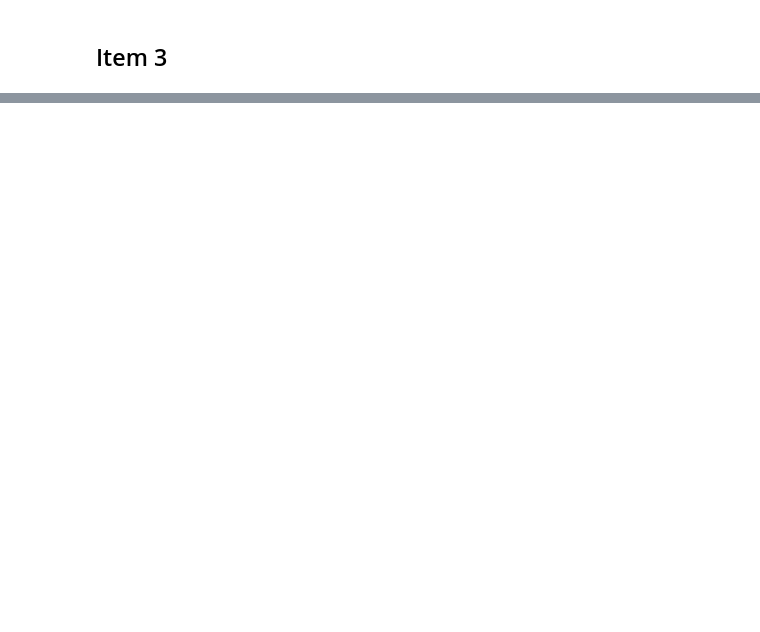
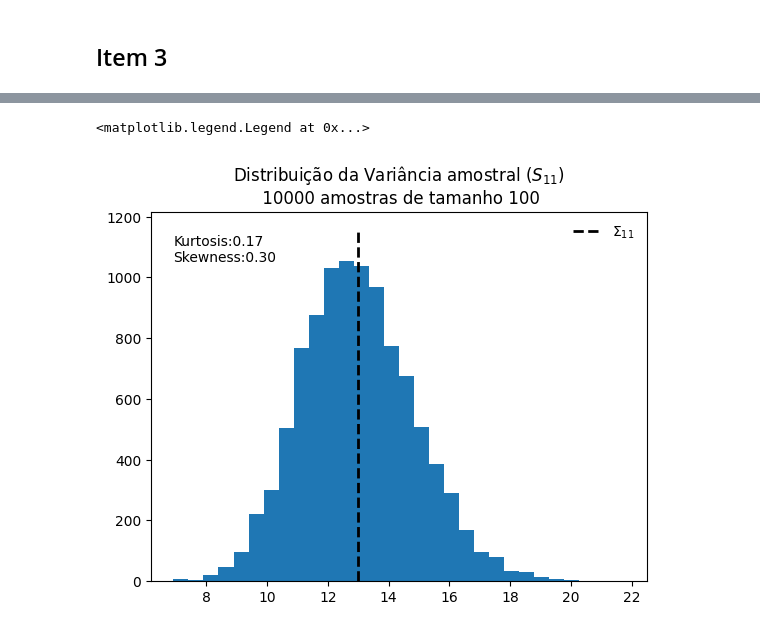
Before and after one commit to estevanmendes/metodos_estatisticos, a Jupyter notebook: prova.ipynb, the cells around one changed output, grey strips where cells are left out. Cells and saved outputs as stored; diff of their text form; code cells hidden in the pictures; blank space fills up the shorter version.

```diff
--- a/prova.ipynb
+++ b/prova.ipynb
@@ -199,0 +212,5 @@ I
+# %%
+def plot_kurtosis_and_skewness(array,hist):
+    curtose=sci.stats.kurtosis(array)
+    assimetria=sci.stats.skew(array)
+    plt.text(hist[1].min()*1,hist[0].max()*1.,f'Kurtosis:{curtose:.2f}\nSkewness:{assimetria:.2f}')
@@ -199,0 +255,9 @@ I
+# %%
+hist=plt.hist(vetor_covariancias_amostrais[:,0],bins=30)
+plt.title(r'Distribuição da Variância amostral ($S_{11}$)'+f'\n {numero_amostras} amostras de tamanho {tamanho_amostral}')
+plt.vlines(covariance_matrix[0,0],0,hist[0].max()*1.1,label='$\Sigma_{11}$',color='black',linestyles='dashed',linewidth=2)
+plot_kurtosis_and_skewness(vetor_covariancias_amostrais[:,0],hist)
+plt.legend(frameon=False)
+# %% [output]
+<matplotlib.legend.Legend at 0x...>
+[figure, added]
```
Also changed, not shown: parts of 22 cells of this notebook.
